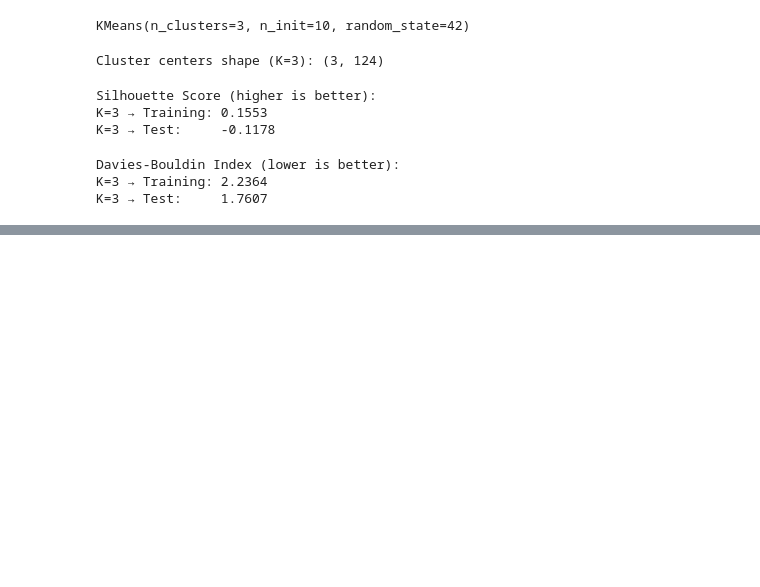
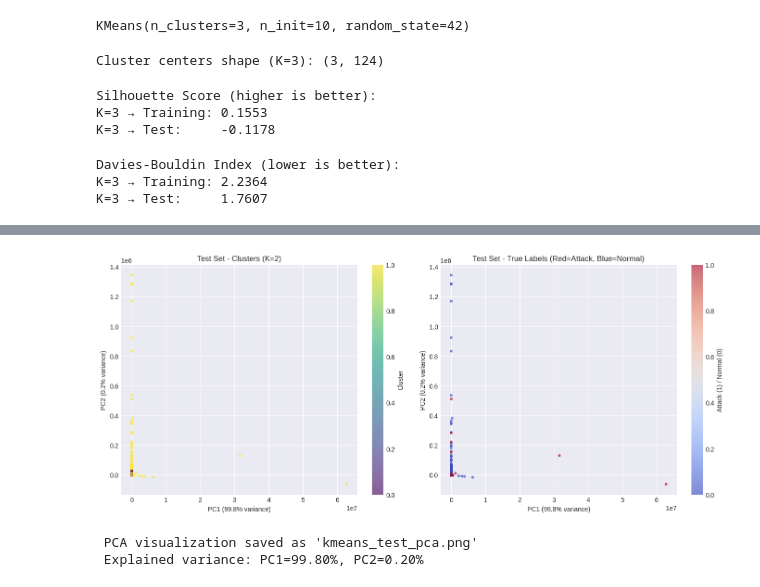
Before and after one commit to RansiluRanasinghe/unsupervised-intrusion-detection-nsl-kdd, a Jupyter notebook: Notebook/Unsupervised_Intrusion_Detection_NSL_KDD.ipynb, the cells around one changed output, grey strips where cells are left out. Cells and saved outputs as stored; diff of their text form; code cells hidden in the pictures; blank space fills up the shorter version.

```diff
--- a/Notebook/Unsupervised_Intrusion_Detection_NSL_KDD.ipynb
+++ b/Notebook/Unsupervised_Intrusion_Detection_NSL_KDD.ipynb
@@ -444,0 +485,6 @@ K=3 → Test:     1.7607
+# %%
+create_pca_visualization(X_test_scaled, test_clusters, y_test, "Test Set", "kmeans_test_pca")
+# %% [output]
+[figure, added]
+ PCA visualization saved as 'kmeans_test_pca.png'
+ Explained variance: PC1=99.80%, PC2=0.20%
```
Also changed, not shown: parts of 2 cells of this notebook.
